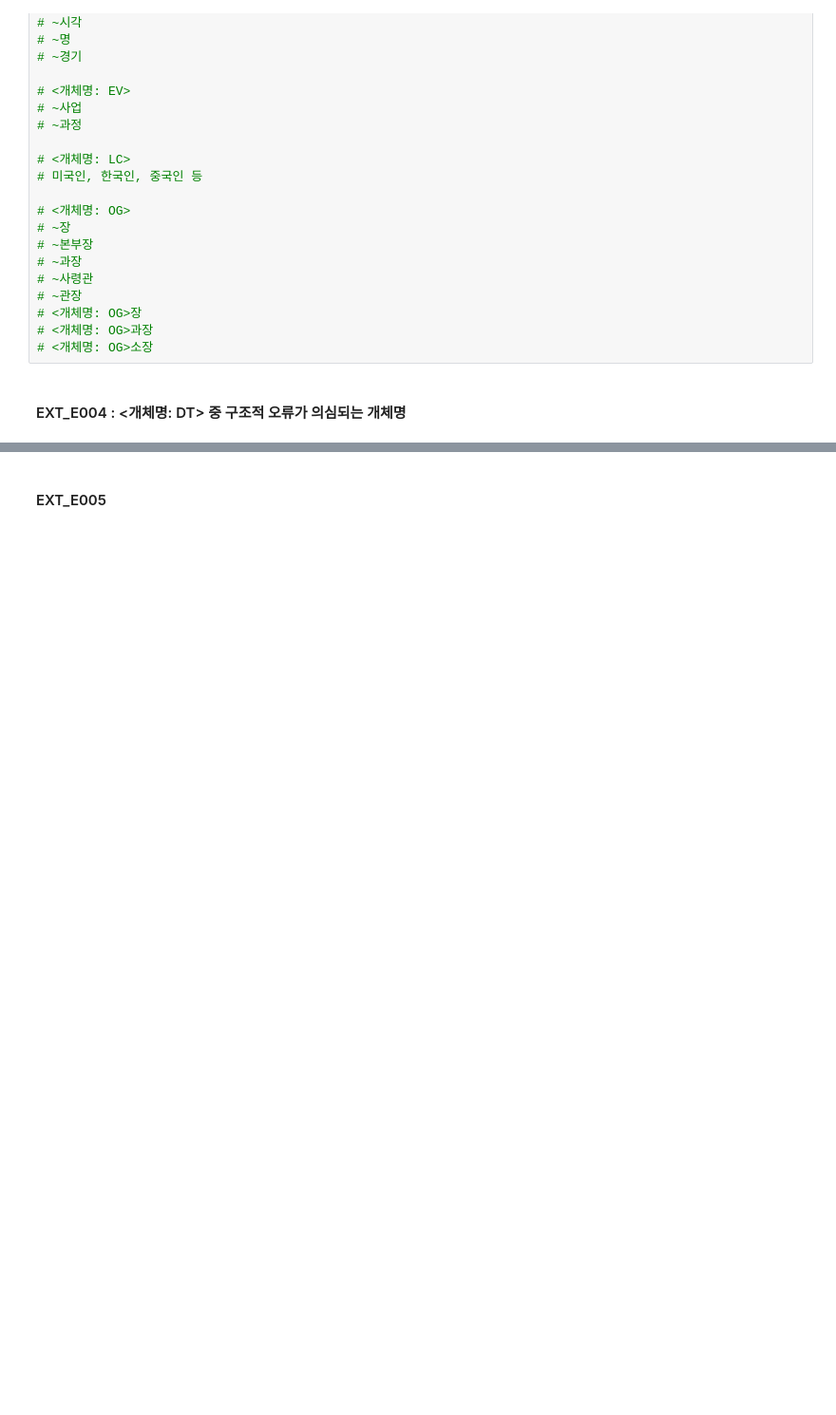
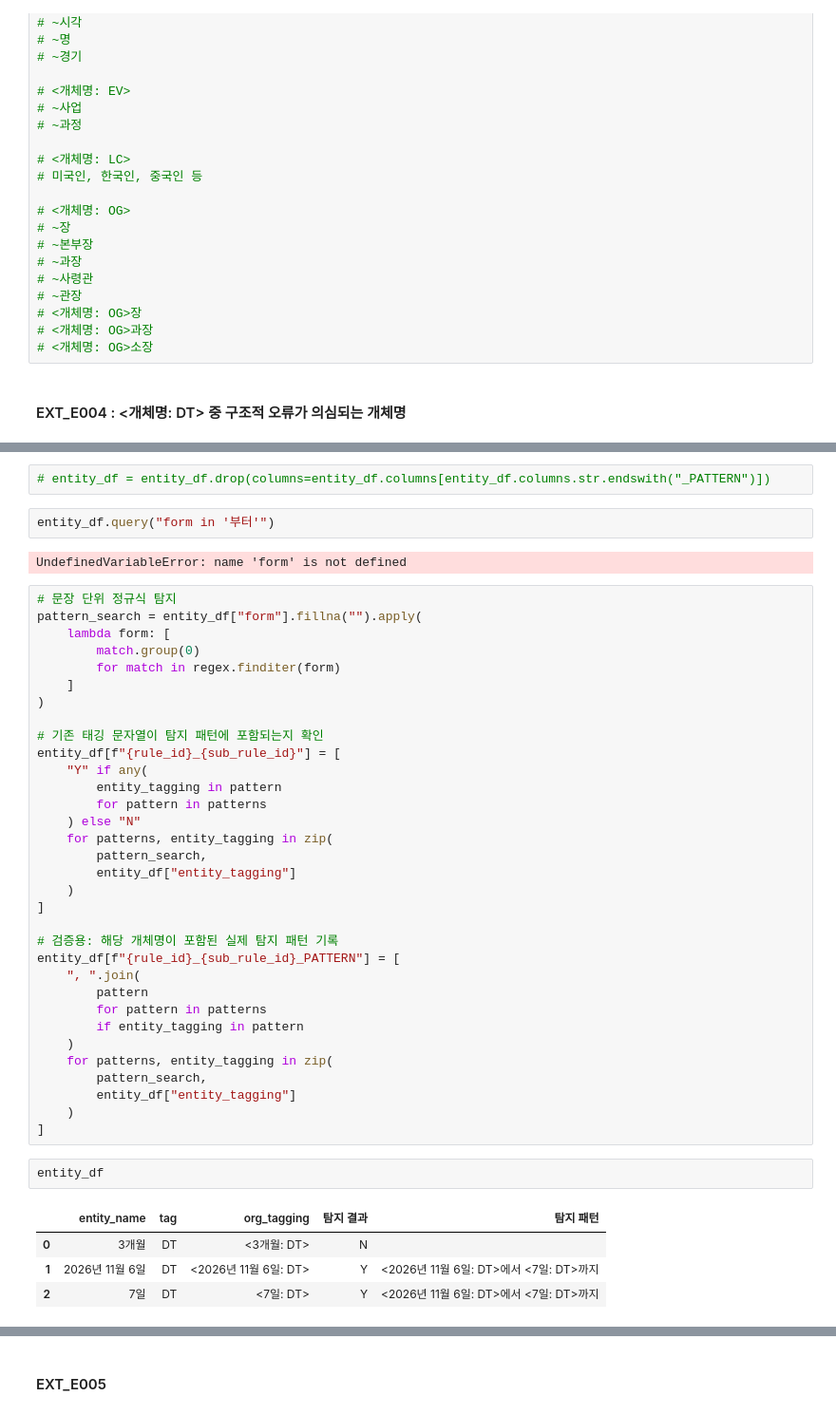
Before and after one commit to sosodoit/ner, a Jupyter notebook: src/data_processing/filter.ipynb, the cells around one changed output, grey strips where cells are left out. Shown at 95% size. Drawn from its saved outputs; the diff is of its cells as text; blank space fills up the shorter version.

Commit message:
#8 entity rule add

```diff
--- a/src/data_processing/filter.ipynb
+++ b/src/data_processing/filter.ipynb
@@ -603,0 +576,46 @@ Name: form, Length: 359671, dtype: object
+# %%
+# entity_df = entity_df.drop(columns=entity_df.columns[entity_df.columns.str.endswith("_PATTERN")])
+# %%
+entity_df.query("form in '부터'")
+# %% [output]
+UndefinedVariableError: name 'form' is not defined
+# %%
+# 문장 단위 정규식 탐지
+pattern_search = entity_df["form"].fillna("").apply(
+    lambda form: [
+        match.group(0)
+        for match in regex.finditer(form)
+    ]
+)
+
+# 기존 태깅 문자열이 탐지 패턴에 포함되는지 확인
+entity_df[f"{rule_id}_{sub_rule_id}"] = [
+    "Y" if any(
+        entity_tagging in pattern
+        for pattern in patterns
+    ) else "N"
+    for patterns, entity_tagging in zip(
+        pattern_search,
+        entity_df["entity_tagging"]
+    )
+]
+
+# 검증용: 해당 개체명이 포함된 실제 탐지 패턴 기록
+entity_df[f"{rule_id}_{sub_rule_id}_PATTERN"] = [
+    ", ".join(
+        pattern
+        for pattern in patterns
+        if entity_tagging in pattern
+    )
+    for patterns, entity_tagging in zip(
+        pattern_search,
+        entity_df["entity_tagging"]
+    )
+]
+# %%
+entity_df
+# %% [output]
+|  | entity_name | tag | org_tagging | 탐지 결과 | 탐지 패턴 |
+| 0 | 3개월 | DT | <3개월: DT> | N |  |
+| 1 | 2026년 11월 6일 | DT | <2026년 11월 6일: DT> | Y | <2026년 11월 6일: DT>에서 <7일: DT>까지 |
+| 2 | 7일 | DT | <7일: DT> | Y | <2026년 11월 6일: DT>에서 <7일: DT>까지 |
```
Also changed, not shown: parts of 6 cells of this notebook, 2 other files.
